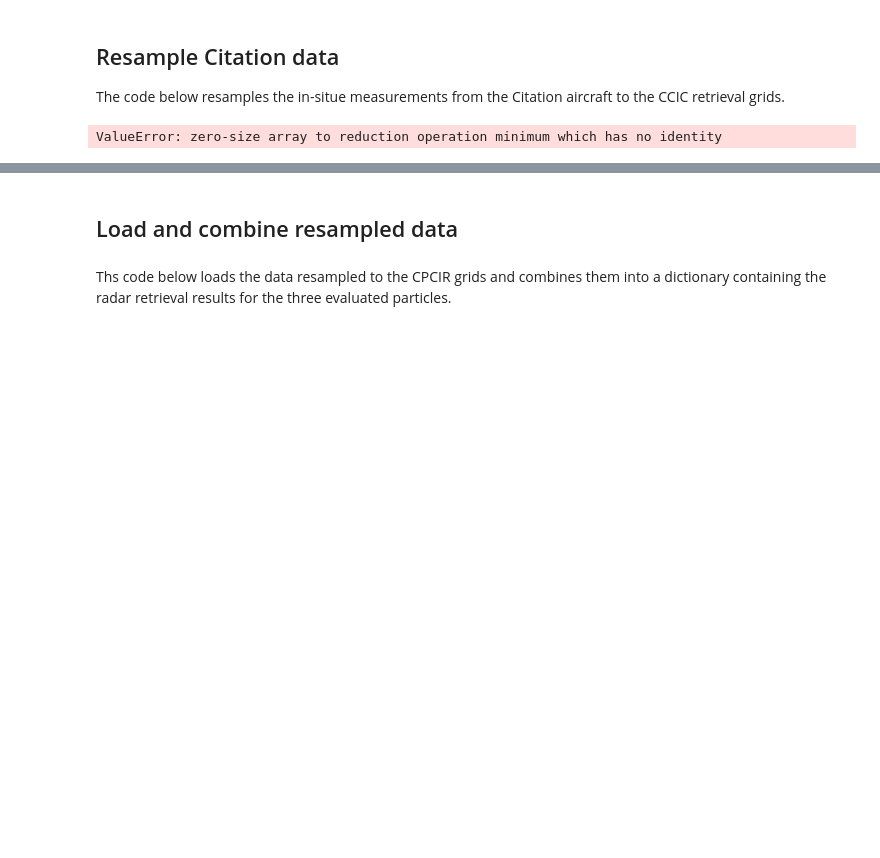
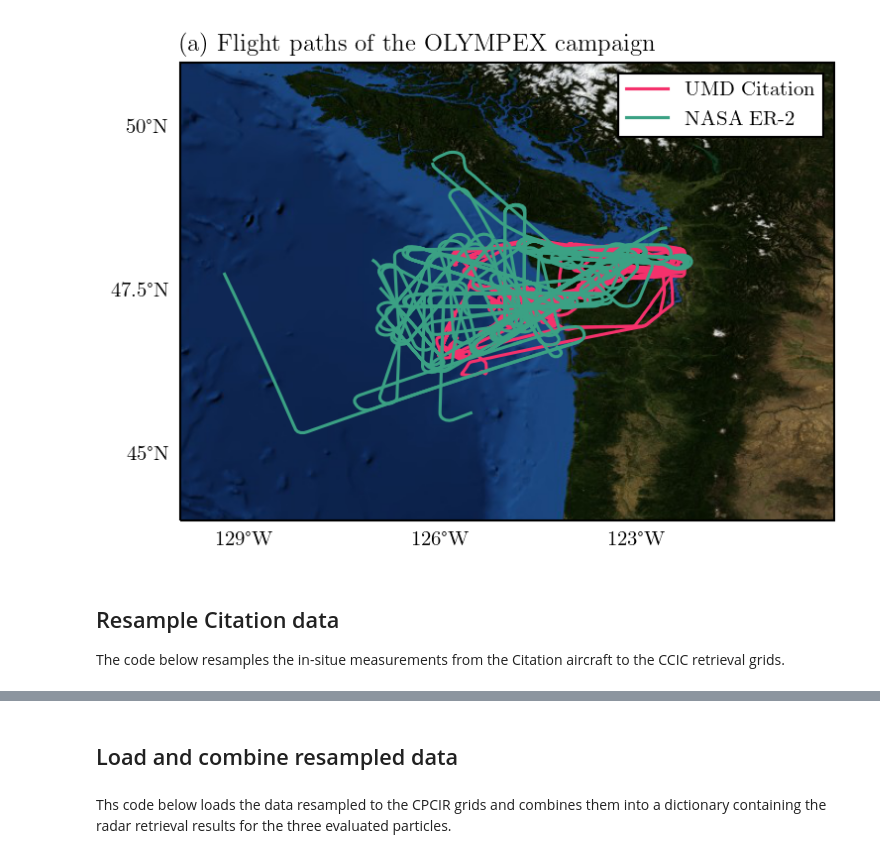
Before and after one commit to SEE-GEO/ccic, a Jupyter notebook: notebooks/validation_olympex.ipynb, the cells around one changed output, grey strips where cells are left out. Saved outputs shown, nothing was run; the diff lists cells and outputs as text; code cells hidden in the pictures; blank space fills up the shorter version.

```diff
--- a/notebooks/validation_olympex.ipynb
+++ b/notebooks/validation_olympex.ipynb
@@ -53,0 +98,12 @@ def read_citation_file(filename):
+# %%
+import cartopy.crs as ccrs
+from matplotlib.ticker import FixedLocator
+
+def add_ticks(ax, lons, lats, left=True, bottom=True):
+    gl = ax.gridlines(crs=ccrs.PlateCarree(), draw_labels=True, linewidth=0, color='none')
+    gl.top_labels = False
+    gl.right_labels = False
+    gl.left_labels = left
+    gl.bottom_labels = bottom
+    gl.xlocator = FixedLocator(lons)
+    gl.ylocator = FixedLocator(lats)
@@ -54,3 +115,28 @@ def read_citation_file(filename):
+# %%
+fig = plt.figure(figsize=(6, 4))
+crs = ccrs.PlateCarree()
+ax = fig.add_subplot(1, 1, 1, projection=crs)
+
+for ind, (lons, lats) in enumerate(zip(lons_citation, lats_citation)):
+    ax.plot(lons, lats, c="C0", label= "UMD Citation" if ind == 0 else None)
+
+for ind, (lons, lats) in enumerate(zip(lons_er2, lats_er2)):
+    ax.plot(lons, lats, c="C1", label= "NASA ER-2" if ind == 0 else None)
+
+lon_ticks = np.linspace(-135, -120, 6)
+lat_ticks = [45, 47.5, 50]
+add_ticks(ax, lon_ticks, lat_ticks)
+
+ax.set_xlim(-130, -120)
+ax.set_ylim(44, 51)
+ax.legend()
+
+ax.set_title("(a) Flight paths of the OLYMPEX campaign")
+
+ax.background_img(name='blue_marble_dec', resolution='low')
+fig.savefig("olympex_flight_paths.pdf", )
+# %% [output]
+[figure, added]
 # %% [markdown]
 ## Resample Citation data
 
@@ -99,7 +185,7 @@ bins_gridsat = get_latlon_bins(gridsat_file)
 # %%
 from ccic.validation import resample_data
 for citation_file in citation_files:
-    for name, dt, bins in zip(["cpcir", "gridsat"], [0.5, 3.0], [bins_cpcir, bins_gridsat]):
+    for name, dt, bins in zip(["cpcir", "gridsat"], [0.5, 0.5], [bins_cpcir, bins_gridsat]):
         resample_data(
             read_citation_file(citation_file),
             ["Nev_IWC", "Nev_TWC"],
@@ -109,5 +195,3 @@ for citation_file in citation_files:
             DATA_PATH / "validation/olympex/citation_resampled/",
             f"citation_{name}_{{year:04}}{{month:02}}{{day:02}}{{hour:02}}.nc"
         )
-# %% [output]
-ValueError: zero-size array to reduction operation minimum which has no identity
```
Also changed, not shown: parts of 26 cells of this notebook.
